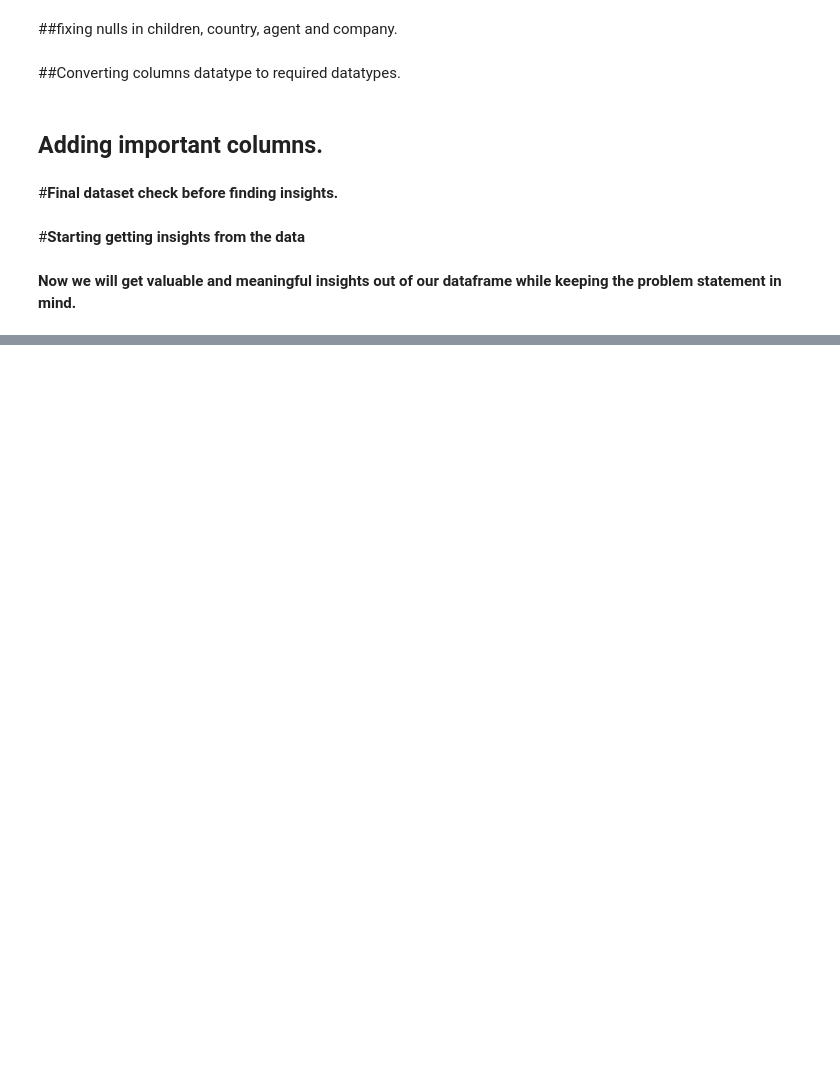
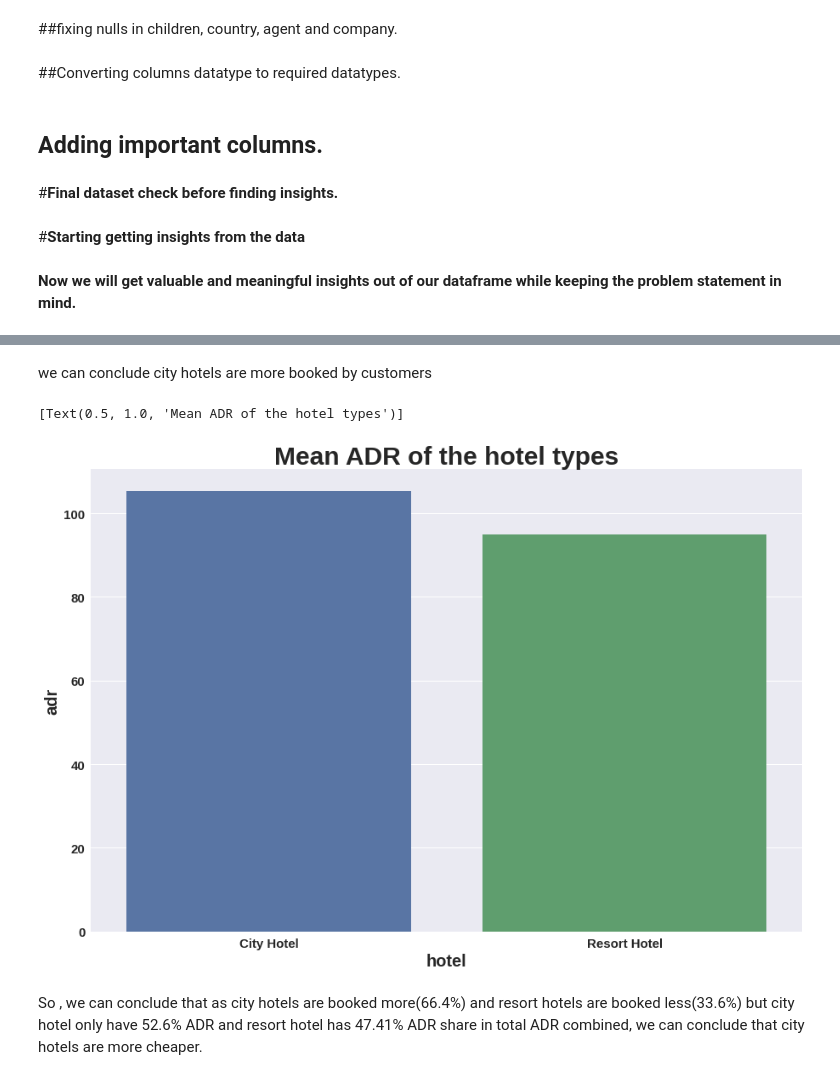
Before and after one commit to Samarjeet-singh-chhabra/EDA-Hotel-Booking-Analysis, a Jupyter notebook: Hotel_Booking_Analysis_Samarjeet_Singh_Chhabra.ipynb, the cells around one changed output, grey strips where cells are left out. Drawn from its saved outputs; the diff is of its cells as text; code cells hidden in the pictures; blank space fills up the shorter version.

```diff
--- a/Hotel_Booking_Analysis_Samarjeet_Singh_Chhabra.ipynb
+++ b/Hotel_Booking_Analysis_Samarjeet_Singh_Chhabra.ipynb
@@ -144,0 +234,20 @@ hotels_df_copy.info()
+# %% [markdown]
+we can conclude city hotels are more booked by customers
+# %%
+#comparing hotel type with there adr(total revenue)
+hotel_type_adr= hotels_df_copy.groupby(['hotel'])['adr'].mean().reset_index()
+
+# Setting fontsizes,fontweight,label weight for lebels,titles.
+plt.rcParams["font.weight"] = "bold"
+plt.rcParams["axes.labelweight"] = "bold"
+plt.rcParams["axes.titlesize"] = 30
+plt.rcParams["axes.titleweight"] = 'bold'
+plt.figure(figsize=(15,10))
+
+#ploting the data
+sns.barplot(x=hotel_type_adr['hotel'],y=hotel_type_adr['adr'],data=hotel_type_adr).set(title='Mean ADR of the hotel types')
+# %% [output]
+[Text(0.5, 1.0, 'Mean ADR of the hotel types')]
+[figure, added]
+# %% [markdown]
+So , we can conclude that as city hotels are booked more(66.4%) and resort hotels are booked less(33.6%) but city hotel only have 52.6% ADR and resort hotel has 47.41% ADR share in total ADR combined, we can conclude that city hotels are more cheaper.
```
Also changed, not shown: parts of 6 cells of this notebook.
